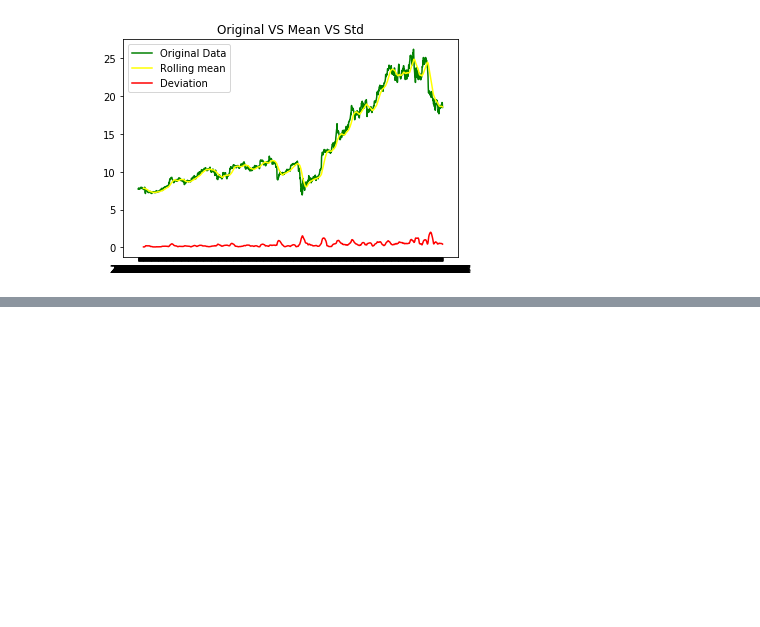
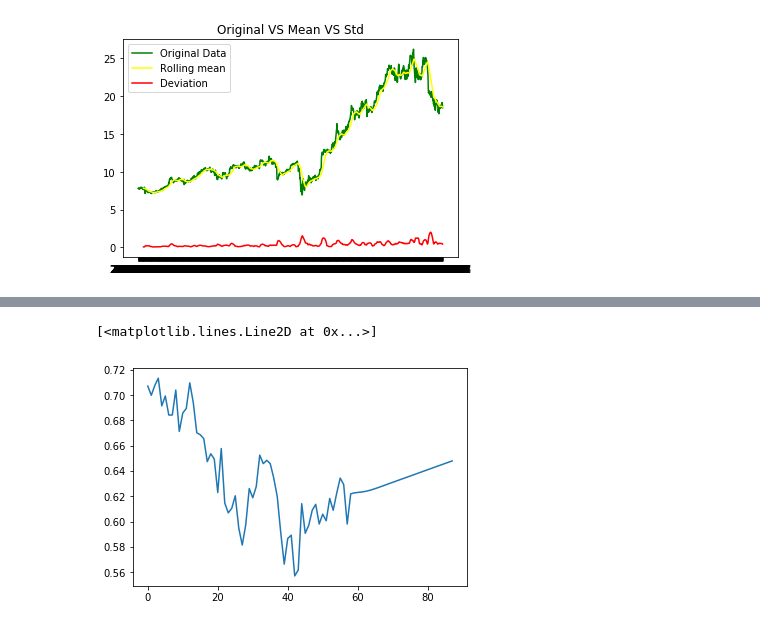
Before and after one commit to neel2306/time-series, a Jupyter notebook: training.ipynb, the cells around one changed output, grey strips where cells are left out. Drawn from its saved outputs; the diff is of its cells as text; code cells hidden in the pictures; blank space fills up the shorter version.

```diff
--- a/training.ipynb
+++ b/training.ipynb
@@ -268,0 +367,7 @@ plt.plot(closeDF['Close'])
+# %%
+df3=df1.tolist()
+df3.extend(lst_output)
+plt.plot(df3[1200:])
+# %% [output]
+[<matplotlib.lines.Line2D at 0x...>]
+[figure, added]
```
Also changed, not shown: parts of 24 cells of this notebook, 6 other files.
